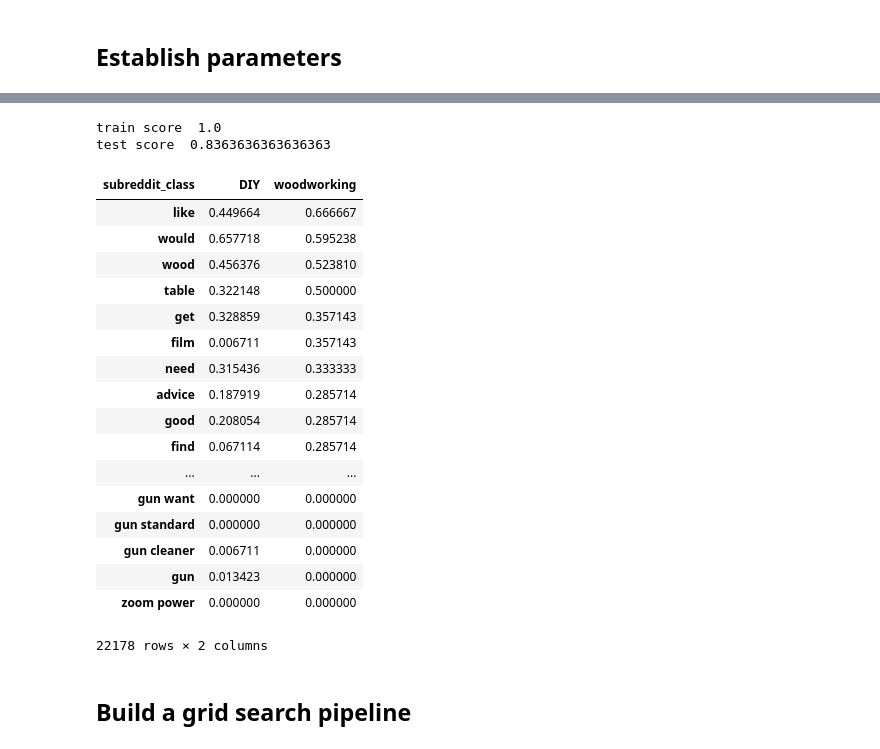
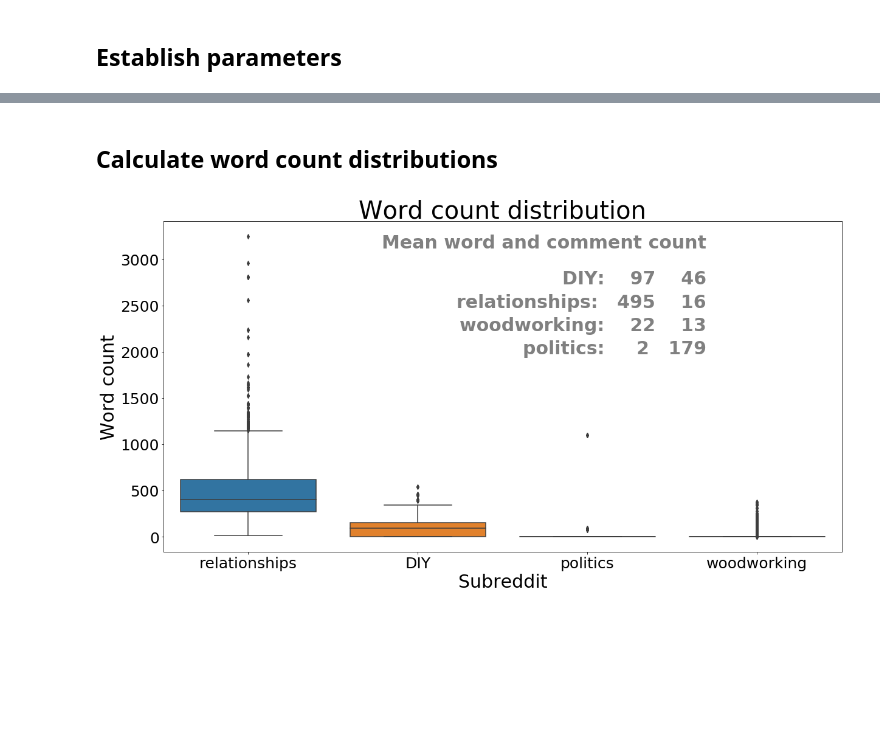
Before and after one commit to sgodfrey66/reddit_posts, a Jupyter notebook: code/Modeling.ipynb, the cells around one changed output, grey strips where cells are left out. Cells and saved outputs as stored; diff of their text form; code cells hidden in the pictures; blank space fills up the shorter version.

```diff
--- a/code/Modeling.ipynb
+++ b/code/Modeling.ipynb
@@ -193,14 +287,0 @@ df_a.head()
-# %%
-
-sub_groups = ['relationships', 'diy','politics', 'woodworking']
-
-df_a['word_count'] = df_a['selftext'].apply(lambda x: len(x.split()))
-df_a['char_count'] = df_a['selftext'].apply(lambda x: len(x))
-
-avgs = df_a.groupby('subreddit').mean().unstack()
-avgs['word_count']['DIY']
-
-# fig, ax = plt.subplots(figsize = (20,10))
-# df_a[df_a['subreddit']=='relationships']
-# for sub in sub_groups:
-#     sns.distplot(df_a[df_a['subreddit']==sub]['word_count'], ax = ax, kde=False)
@@ -241,34 +287,0 @@ m1 = class_model(df, x_col = 'title_selftext', y_col = 'subreddit', vectorizer =
-# %%
-
-subreddit_1 = 'woodworking'
-subreddit_2 = 'DIY'
-m1_df = pd.DataFrame(m1['vector_matrix'].toarray(), columns = m1['features'])
-m1_df.insert(0, 'subreddit_class', m1['y'])
-m1_df['subreddit_class'] = m1_df['subreddit_class'].map({1:subreddit_1, 0:subreddit_2})
-print("train score ", m1['train_score'])
-print("test score ", m1['test_score'])
-
-
-
-m1_df.groupby('subreddit_class').mean().T.sort_values(by = subreddit_1, ascending = False)
-# %% [output]
-train score  1.0
-test score  0.8363636363636363
-| subreddit_class | DIY | woodworking |
-| like | 0.449664 | 0.666667 |
-| would | 0.657718 | 0.595238 |
-| wood | 0.456376 | 0.523810 |
-| table | 0.322148 | 0.500000 |
-| get | 0.328859 | 0.357143 |
-| film | 0.006711 | 0.357143 |
-| need | 0.315436 | 0.333333 |
-| advice | 0.187919 | 0.285714 |
-| good | 0.208054 | 0.285714 |
-| find | 0.067114 | 0.285714 |
-| ... | ... | ... |
-| gun want | 0.000000 | 0.000000 |
-| gun standard | 0.000000 | 0.000000 |
-| gun cleaner | 0.006711 | 0.000000 |
-| gun | 0.013423 | 0.000000 |
-| zoom power | 0.000000 | 0.000000 |
-22178 rows × 2 columns
@@ -278,2 +288,7 @@ y = df['subreddit']
-# %% [markdown]
-## Build a grid search pipeline
+# %% [markdown]
+## Calculate word count distributions
+# %%
+# Look at word count distributions
+word_count_dist(df_a, y_col = 'subreddit')
+# %% [output]
+[figure, added]
```
Also changed, not shown: parts of 26 cells of this notebook, 1 other file.
